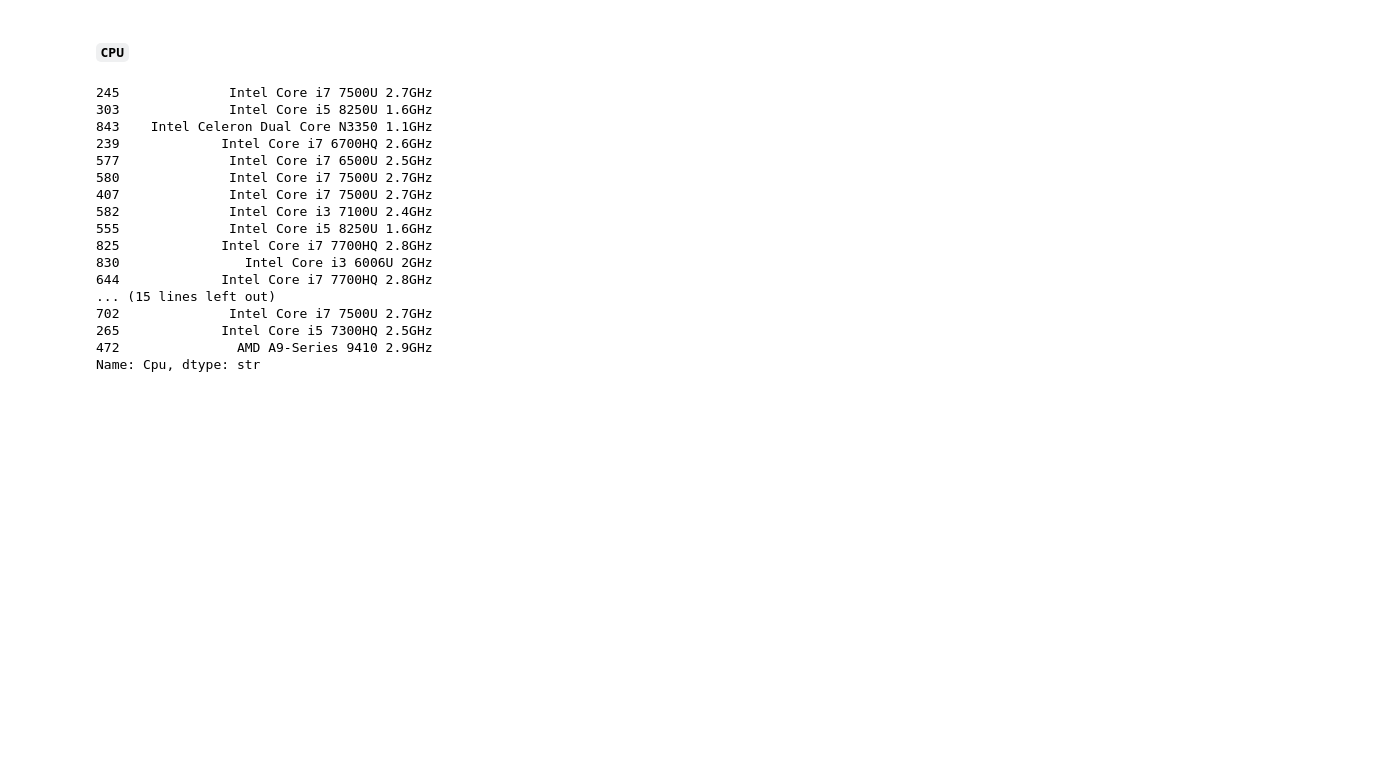
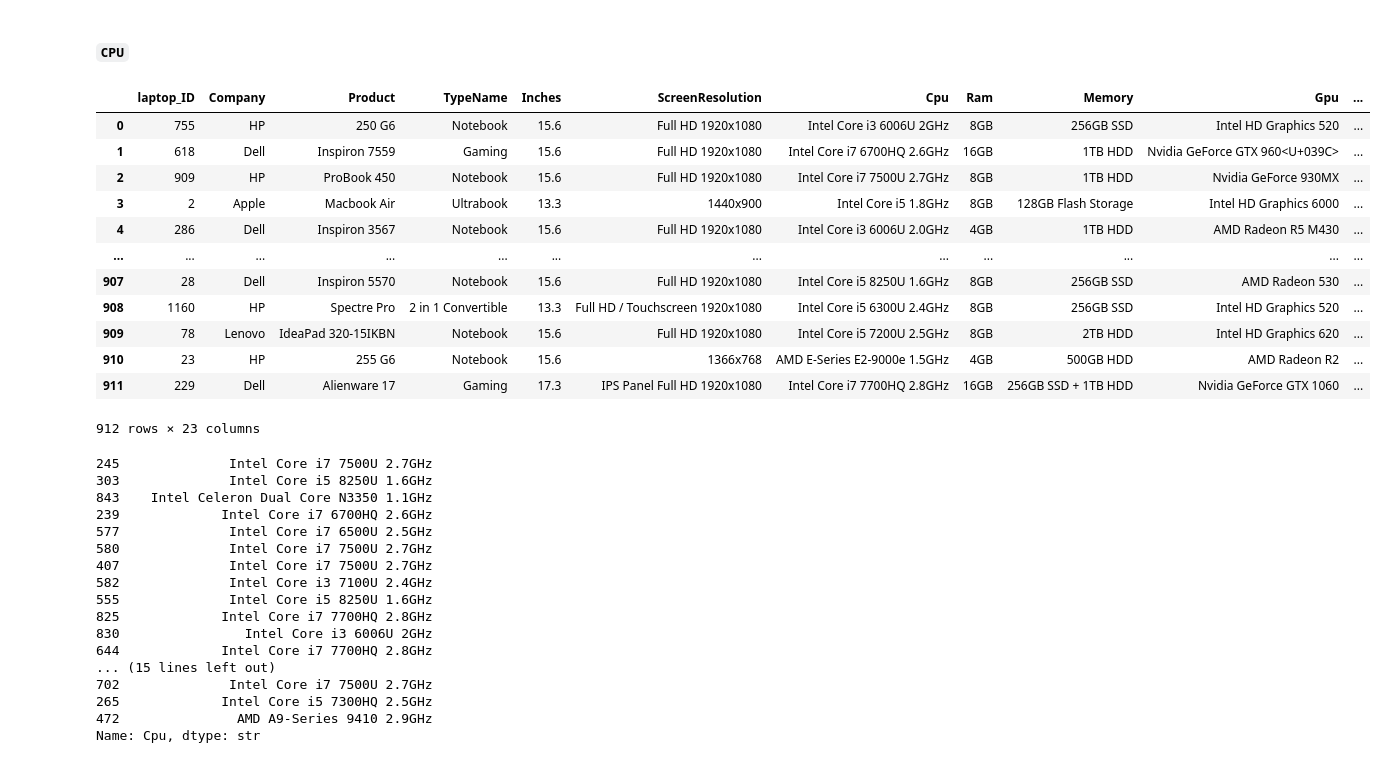
Before and after one commit to aaerror/ONLINE_DS_THEBRIDGE_AAC, a Jupyter notebook: TC_04_Sprint_12_Kaggle/kaggle.ipynb, the cells around one changed output. Cells and saved outputs as stored; diff of their text form; code cells hidden in the pictures; blank space fills up the shorter version.

```diff
--- a/TC_04_Sprint_12_Kaggle/kaggle.ipynb
+++ b/TC_04_Sprint_12_Kaggle/kaggle.ipynb
@@ -178,5 +178,84 @@ df.iloc[:, -5:]
 # %% [markdown]
 ##### `CPU`
+# %%
+def extract_cpu_data(value):
+    if "amd" in value.strip().lower():
+        pattern = r"amd"
+        brand_match = re.search(pattern, value, re.IGNORECASE)
+
+        pattern = r"(?<=AMD\s)([A-Z](?:\d{0,2})-Series|Ryzen|FX|Athlon|Threadripper|EPYC)"
+
+        pattern = r"(?<=AMD\s)(Ryzen|FX|Athlon|EPYC)|([AE])(?:\d{0,2})(-Series)"
+        series_match = re.search(pattern, value, re.IGNORECASE)
+
+
+        pattern = r"(?<=AMD\s)([AE]\d{1,2})"
+        c_match = re.search(pattern, value, re.IGNORECASE)
+
+        pattern = r"(\d{1})\d{3}[A-Z]?"
+        gen_match = re.search(pattern, value, re.IGNORECASE)
+
+        pattern = r"(\d[\d\.]*)(?:[A-z]+)$"
+        clock_match = re.search(pattern, value, re.IGNORECASE)
+
+        series = series_match.group(2) + series_match.group(3) if series_match.group(1) is None else series_match.group(1)
+
+        return {
+            "cpu_brand": brand_match.group(0) if brand_match else None,
+            "cpu_family": series,
+            "cpu_series": c_match.group(0) if c_match else None,
+            "cpu_generation": gen_match.group(0) if gen_match else None,
+            "cpu_clock": clock_match.group(0) if clock_match else None
+        }
+
+    if "intel" in value.strip().lower():
+    # if "intel" in value.strip().lower():
+        pattern = r"intel"
+        brand_match = re.search(pattern, value, re.IGNORECASE)
+
+        pattern = r"(?<=Intel)\s(?P<family>Xeon|Atom|Core|Pentium|Celeron)"
+        family_match = re.search(pattern, value, re.IGNORECASE)
+
+
+        pattern = r"((?:Pentium\s|Celeron\s)(Dual|Single|Quad))|((?:Atom|Xeon|Core m?|Atom)\s?([xeim\d]*))"
+        serie_match = re.search(pattern, value, re.IGNORECASE)
+
+        pattern = r"(\d{1})+\d{3,4}[A-Z]*"
+        gen_match = re.search(pattern, value, re.IGNORECASE)
+
+        pattern = r"(\d[\d\.]*)(?:[A-z]+)$"
+        clock_match = re.search(pattern, value, re.IGNORECASE)
+
+        serie = serie_match.group(4) if serie_match.group(4) is not None else serie_match.group(2) + " Core"
+
+
+        return {
+            "cpu_brand": brand_match.group(0) if brand_match else None,
+            "cpu_family": family_match.group("family"),
+            "cpu_series": serie,
+            "cpu_gen": gen_match.group(1) if gen_match else None,
+            "cpu_clock": clock_match.group(0) if clock_match else None
+        }
+
+
+
+cpu_data = df["Cpu"].apply(extract_cpu_data)
+df = pd.concat([df, pd.DataFrame(cpu_data.tolist())], axis=1)
+df
+# %% [output]
+|  | laptop_ID | Company | Product | TypeName | Inches | ScreenResolution | Cpu | Ram | Memory | Gpu | ... |
+| 0 | 755 | HP | 250 G6 | Notebook | 15.6 | Full HD 1920x1080 | Intel Core i3 6006U 2GHz | 8GB | 256GB SSD | Intel HD Graphics 520 | ... |
+| 1 | 618 | Dell | Inspiron 7559 | Gaming | 15.6 | Full HD 1920x1080 | Intel Core i7 6700HQ 2.6GHz | 16GB | 1TB HDD | Nvidia GeForce GTX 960<U+039C> | ... |
+| 2 | 909 | HP | ProBook 450 | Notebook | 15.6 | Full HD 1920x1080 | Intel Core i7 7500U 2.7GHz | 8GB | 1TB HDD | Nvidia GeForce 930MX | ... |
+| 3 | 2 | Apple | Macbook Air | Ultrabook | 13.3 | 1440x900 | Intel Core i5 1.8GHz | 8GB | 128GB Flash Storage | Intel HD Graphics 6000 | ... |
+| 4 | 286 | Dell | Inspiron 3567 | Notebook | 15.6 | Full HD 1920x1080 | Intel Core i3 6006U 2.0GHz | 4GB | 1TB HDD | AMD Radeon R5 M430 | ... |
+| ... | ... | ... | ... | ... | ... | ... | ... | ... | ... | ... | ... |
+| 907 | 28 | Dell | Inspiron 5570 | Notebook | 15.6 | Full HD 1920x1080 | Intel Core i5 8250U 1.6GHz | 8GB | 256GB SSD | AMD Radeon 530 | ... |
+| 908 | 1160 | HP | Spectre Pro | 2 in 1 Convertible | 13.3 | Full HD / Touchscreen 1920x1080 | Intel Core i5 6300U 2.4GHz | 8GB | 256GB SSD | Intel HD Graphics 520 | ... |
+| 909 | 78 | Lenovo | IdeaPad 320-15IKBN | Notebook | 15.6 | Full HD 1920x1080 | Intel Core i5 7200U 2.5GHz | 8GB | 2TB HDD | Intel HD Graphics 620 | ... |
+| 910 | 23 | HP | 255 G6 | Notebook | 15.6 | 1366x768 | AMD E-Series E2-9000e 1.5GHz | 4GB | 500GB HDD | AMD Radeon R2 | ... |
+| 911 | 229 | Dell | Alienware 17 | Gaming | 17.3 | IPS Panel Full HD 1920x1080 | Intel Core i7 7700HQ 2.8GHz | 16GB | 256GB SSD + 1TB HDD | Nvidia GeForce GTX 1060 | ... |
+912 rows × 23 columns
 # %%
 # ?P<family>Intel\s(Core|Celeron|Xeon|Atom|Pentium))
 # ?P<series>((e|M|i)\d|(Single|Dual|Quad)\sCore)
```
Also changed, not shown: parts of 5 cells of this notebook.
